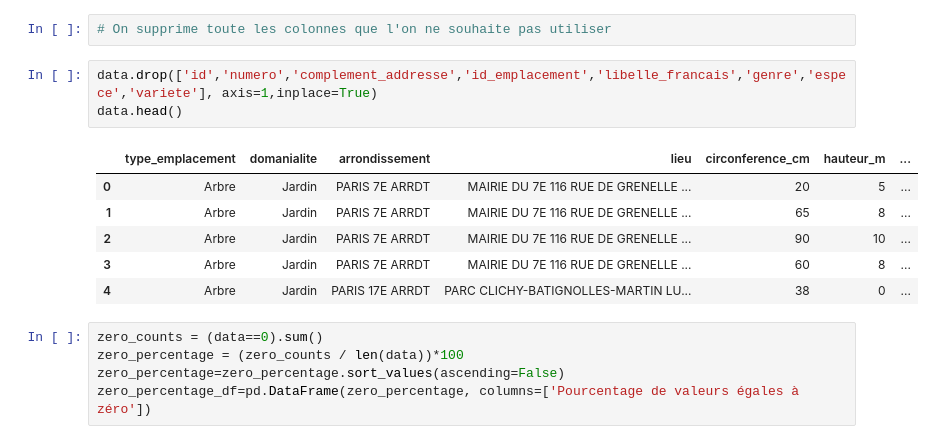
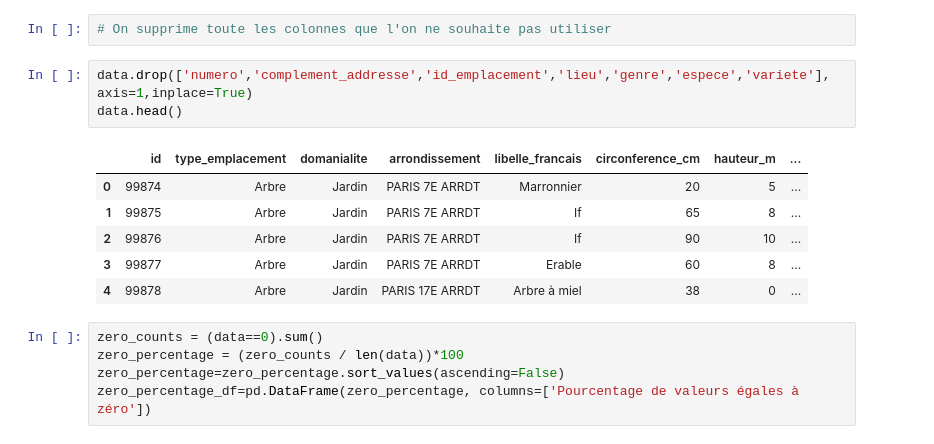
Before and after one commit to Belin27000/P2SmartCity, a Jupyter notebook: P2Tree.ipynb, the cells around one changed output. Saved outputs shown, nothing was run; the diff lists cells and outputs as text.

```diff
--- a/P2Tree.ipynb
+++ b/P2Tree.ipynb
@@ -143,15 +268,15 @@ Text(95.5815972222222, 0.5, 'Colonnes')
 # %%
 # On supprime toute les colonnes que l'on ne souhaite pas utiliser
 # %%
-data.drop(['id','numero','complement_addresse','id_emplacement','libelle_francais','genre','espece','variete'], axis=1,inplace=True)
+data.drop(['numero','complement_addresse','id_emplacement','lieu','genre','espece','variete'], axis=1,inplace=True)
 data.head()
 # %% [output]
-|  | type_emplacement | domanialite | arrondissement | lieu | circonference_cm | hauteur_m | ... |
-| 0 | Arbre | Jardin | PARIS 7E ARRDT | MAIRIE DU 7E 116 RUE DE GRENELLE ... | 20 | 5 | ... |
-| 1 | Arbre | Jardin | PARIS 7E ARRDT | MAIRIE DU 7E 116 RUE DE GRENELLE ... | 65 | 8 | ... |
-| 2 | Arbre | Jardin | PARIS 7E ARRDT | MAIRIE DU 7E 116 RUE DE GRENELLE ... | 90 | 10 | ... |
-| 3 | Arbre | Jardin | PARIS 7E ARRDT | MAIRIE DU 7E 116 RUE DE GRENELLE ... | 60 | 8 | ... |
-| 4 | Arbre | Jardin | PARIS 17E ARRDT | PARC CLICHY-BATIGNOLLES-MARTIN LU... | 38 | 0 | ... |
+|  | id | type_emplacement | domanialite | arrondissement | libelle_francais | circonference_cm | hauteur_m | ... |
+| 0 | 99874 | Arbre | Jardin | PARIS 7E ARRDT | Marronnier | 20 | 5 | ... |
+| 1 | 99875 | Arbre | Jardin | PARIS 7E ARRDT | If | 65 | 8 | ... |
+| 2 | 99876 | Arbre | Jardin | PARIS 7E ARRDT | If | 90 | 10 | ... |
+| 3 | 99877 | Arbre | Jardin | PARIS 7E ARRDT | Erable | 60 | 8 | ... |
+| 4 | 99878 | Arbre | Jardin | PARIS 17E ARRDT | Arbre à miel | 38 | 0 | ... |
 # %%
 zero_counts = (data==0).sum()
 zero_percentage = (zero_counts / len(data))*100
```
Also changed, not shown: parts of 40 cells of this notebook.
